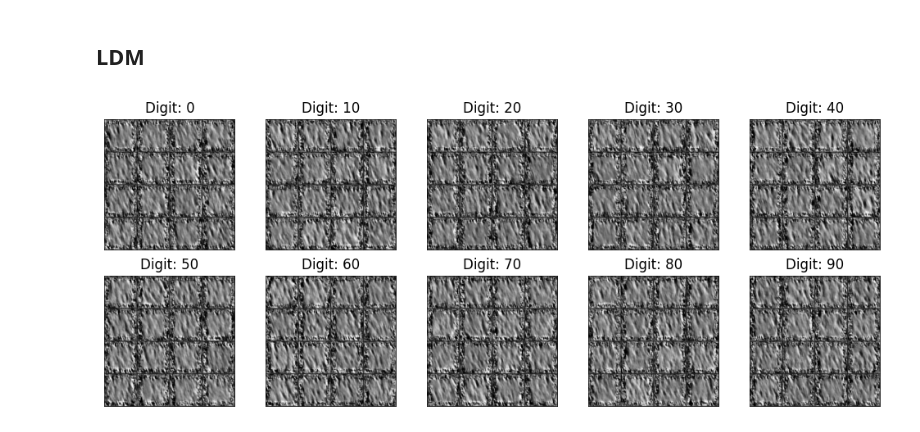
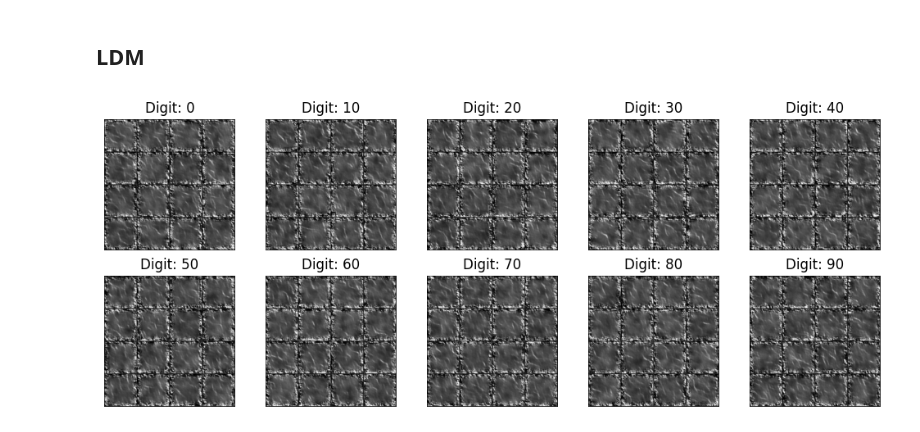
Before and after one commit to suubek/Diffusion_MNIST_to_STI, a Jupyter notebook: src/visualize_results.ipynb, the cells around one changed output. Cells and saved outputs as stored; diff of their text form; code cells hidden in the pictures.

```diff
--- a/src/visualize_results.ipynb
+++ b/src/visualize_results.ipynb
@@ -180,7 +184,7 @@ diffusion_coeff_fn = functools.partial(diffusion_coeff, sigma=sigma)
 
 # Load latent diffusion model
 device = 'cuda' #@param ['cuda', 'cpu'] {'type':'string'}
-ckpt = torch.load(r'..\model_objects\ckpt_rounded_STI_ldm_0.001_100e.pth', map_location=device)
+ckpt = torch.load(r'..\model_objects\ckpt_synth_mix_STI_ldm_0.001_100e.pth', map_location=device)
 score_model = torch.nn.DataParallel(Latent_UNet_Tranformer(marginal_prob_std=marginal_prob_std_fn, channels = [16, 64, 128, 256]))
 score_model = score_model.to(device)
 score_model.load_state_dict(ckpt)
@@ -188,7 +192,7 @@ score_model.eval()
 
 
 # Load autoencoder model
-ae_ckpt = torch.load(r'..\model_objects\ckpt_STI_mse_100e.pth', map_location=device)
+ae_ckpt = torch.load(r'..\model_objects\ckpt_synth_mix_STI_mse_100e.pth', map_location=device)
 ae_model = AutoEncoder([4, 8, 16]).cuda()
 ae_model = ae_model.to(device)
 ae_model.load_state_dict(ae_ckpt)
@@ -198,34 +202,34 @@ ae_model.eval()
 sample_batch_size = 16 #@param {'type':'integer'}
 num_steps = 500 #@param {'type':'integer'}
 sampler = Euler_Maruyama_sampler #@param ['Euler_Maruyama_sampler', 'pc_sampler', 'ode_sampler'] {'type': 'raw'}
 
 ## Generate samples using the specified sampler.
 %matplotlib inline
 plt.figure(figsize=(10, 4))
 
 for i, digit in enumerate(range(0, 91, 10)):
     samples = sampler(score_model,
             marginal_prob_std_fn,
             diffusion_coeff_fn,
             num_steps,
             sample_batch_size,
             device=device,
             x_shape=(16,56,56),
             y=digit*torch.ones(sample_batch_size, dtype=torch.long))
 
     ## Sample visualization.
     decoder_samples = ae_model.decoder(samples).clamp(0.0, 1.0)
     sample_grid = make_grid(decoder_samples, nrow=int(np.sqrt(sample_batch_size)))
 
     plt.subplot(2, 5, i+1)
     plt.title(f"Digit: {digit}")
     plt.axis('off')
     plt.imshow(sample_grid.permute(1, 2, 0).cpu(), vmin=0., vmax=1.)
 
 plt.tight_layout()
 plt.show()
 # %% [output]
-[figure, old version]
+[figure, new version]
 # %%
 # Set params
 sample_batch_size = 16 #@param {'type':'integer'}
```
Also changed, not shown: parts of 1 cell of this notebook, 4 other files.
